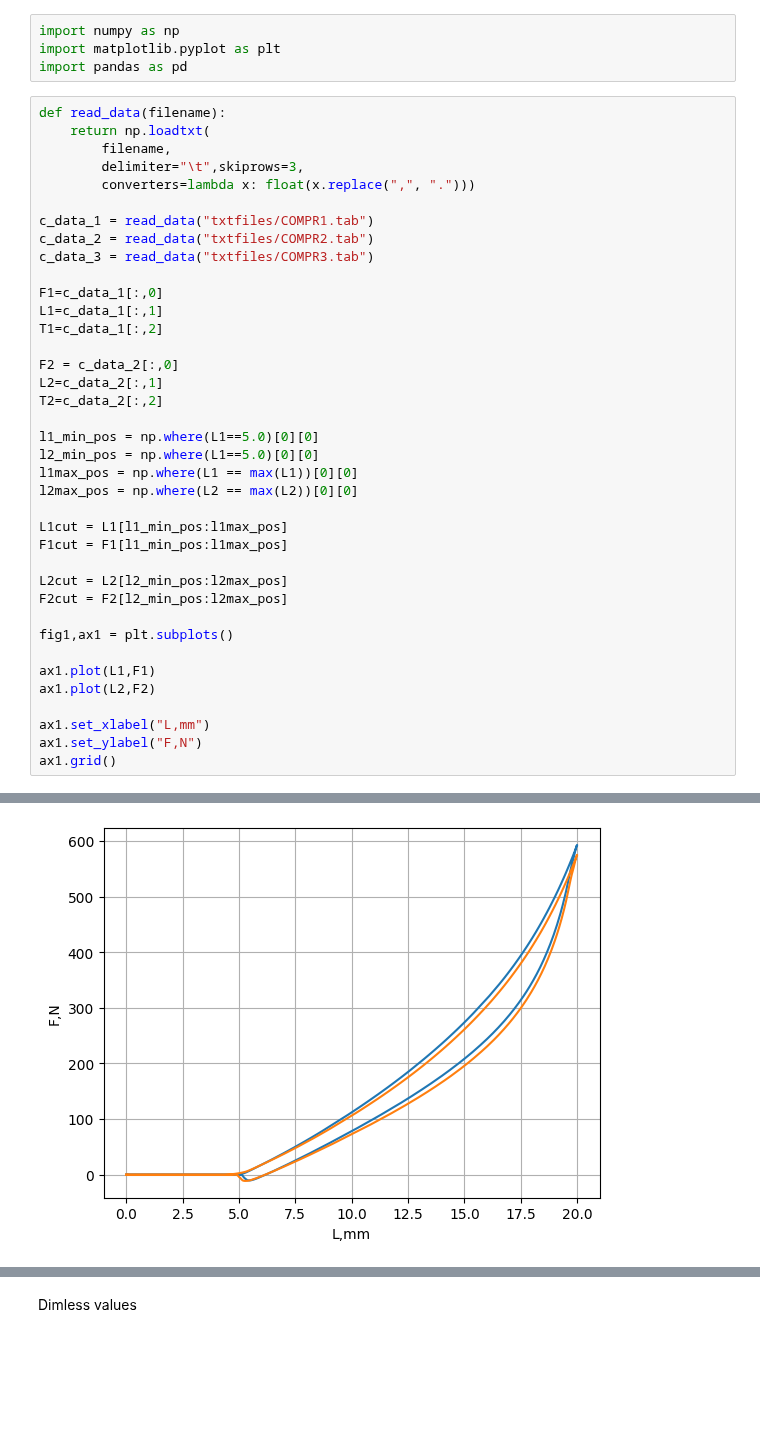
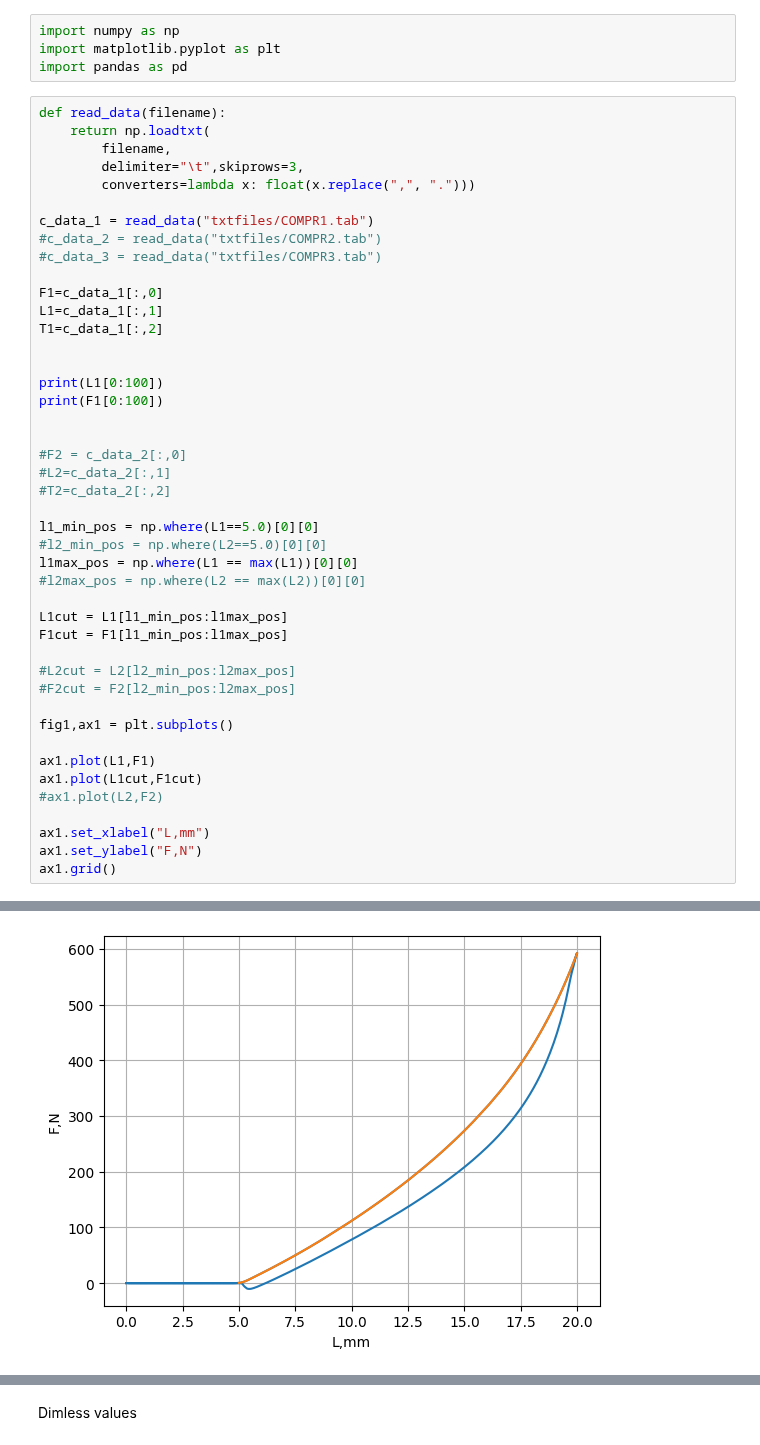
Before and after one commit to BellerAndras/hyperelastic-models, a Jupyter notebook: Material_test_curves.ipynb, the cells around one changed output, grey strips where cells are left out. Drawn from its saved outputs; the diff is of its cells as text; blank space fills up the shorter version.

```diff
--- a/Material_test_curves.ipynb
+++ b/Material_test_curves.ipynb
@@ -12,32 +12,38 @@ def read_data(filename):
         converters=lambda x: float(x.replace(",", ".")))
 
 c_data_1 = read_data("txtfiles/COMPR1.tab")
-c_data_2 = read_data("txtfiles/COMPR2.tab")
-c_data_3 = read_data("txtfiles/COMPR3.tab")
+#c_data_2 = read_data("txtfiles/COMPR2.tab")
+#c_data_3 = read_data("txtfiles/COMPR3.tab")
 
 F1=c_data_1[:,0]
 L1=c_data_1[:,1]
 T1=c_data_1[:,2]
 
-F2 = c_data_2[:,0]
-L2=c_data_2[:,1]
-T2=c_data_2[:,2]
+
+print(L1[0:100])
+print(F1[0:100])
+
+
+#F2 = c_data_2[:,0]
+#L2=c_data_2[:,1]
+#T2=c_data_2[:,2]
 
 l1_min_pos = np.where(L1==5.0)[0][0]
-l2_min_pos = np.where(L1==5.0)[0][0]
+#l2_min_pos = np.where(L2==5.0)[0][0]
 l1max_pos = np.where(L1 == max(L1))[0][0]
-l2max_pos = np.where(L2 == max(L2))[0][0]
+#l2max_pos = np.where(L2 == max(L2))[0][0]
 
 L1cut = L1[l1_min_pos:l1max_pos]
 F1cut = F1[l1_min_pos:l1max_pos]
 
-L2cut = L2[l2_min_pos:l2max_pos]
-F2cut = F2[l2_min_pos:l2max_pos]
+#L2cut = L2[l2_min_pos:l2max_pos]
+#F2cut = F2[l2_min_pos:l2max_pos]
 
 fig1,ax1 = plt.subplots()
 
 ax1.plot(L1,F1)
-ax1.plot(L2,F2)
+ax1.plot(L1cut,F1cut)
+#ax1.plot(L2,F2)
 
 ax1.set_xlabel("L,mm")
 ax1.set_ylabel("F,N")
@@ -46,4 +69,4 @@ ax1.grid()
-[figure, old version]
+[figure, new version]
 # %%
 t_data_1 = read_data("txtfiles/TENS1.tab")
 t_data_2 = read_data("txtfiles/TENS2.tab")
```
Also changed, not shown: parts of 3 cells of this notebook, 1 other file.
